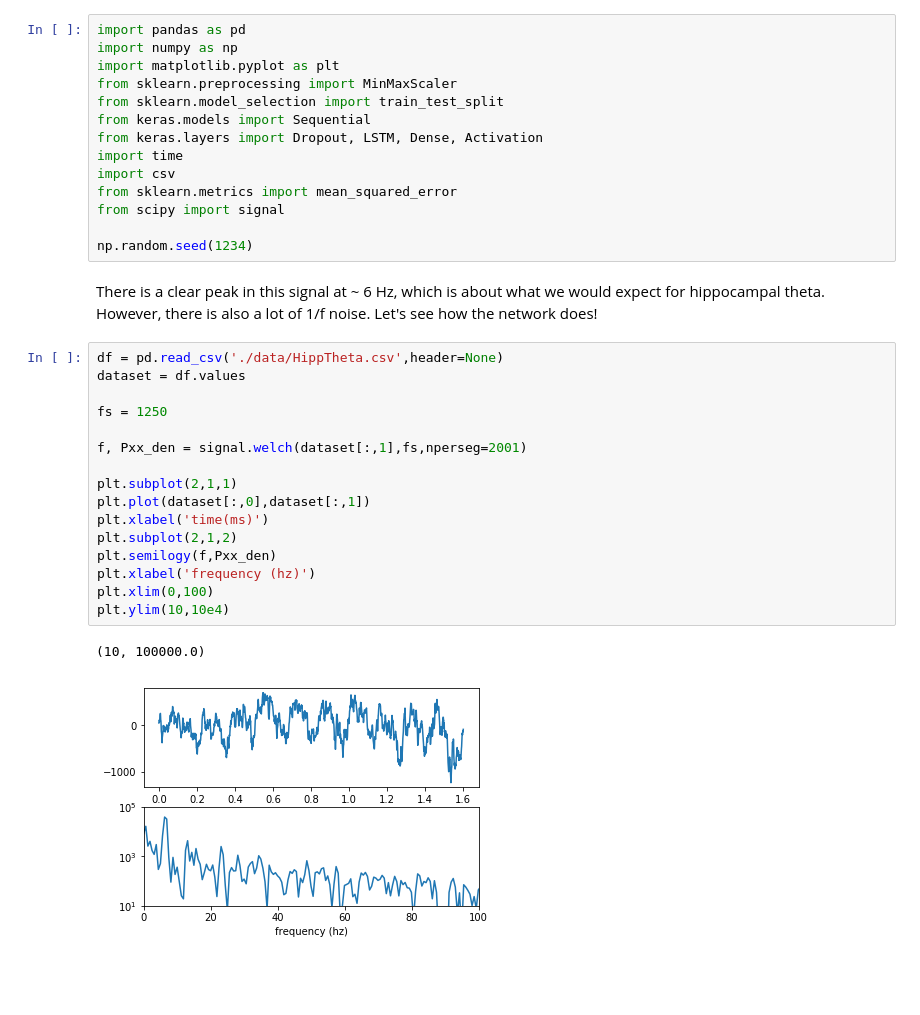
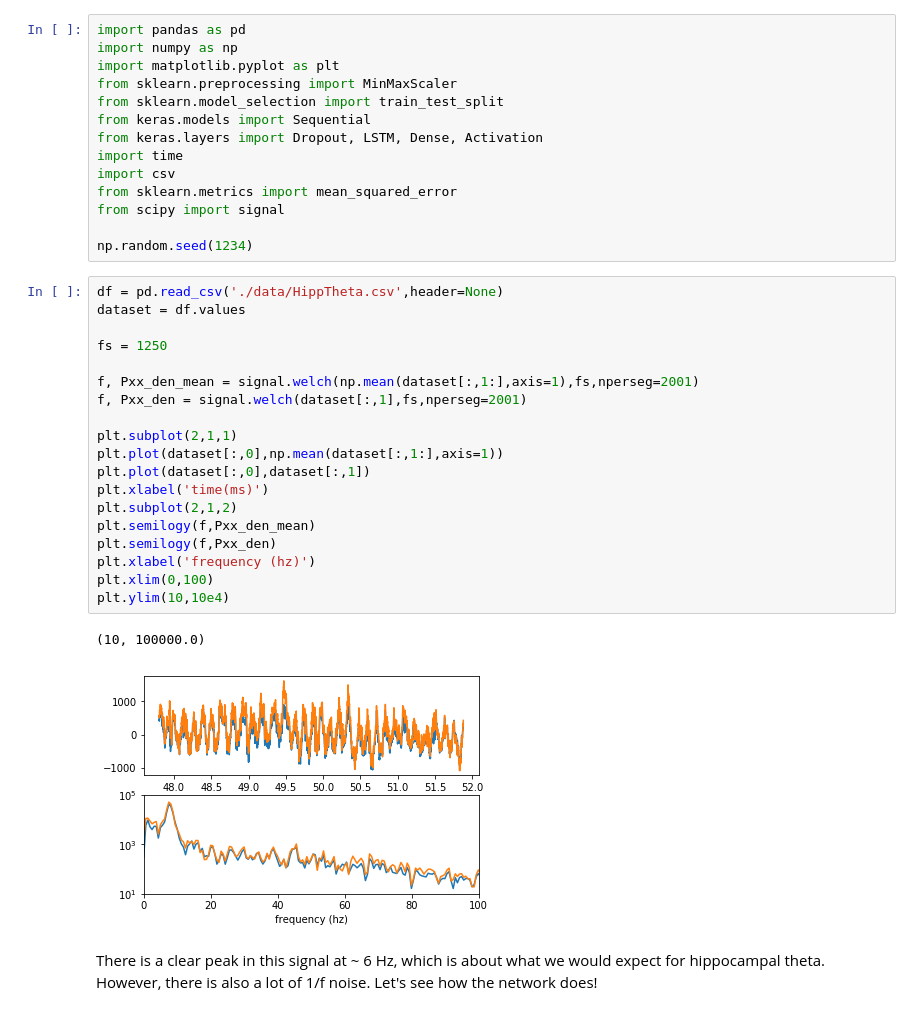
Before and after one commit to latimerb/LFP_Prediction, a Jupyter notebook: Univar_LSTM.ipynb, the cells around one changed output. Saved outputs shown, nothing was run; the diff lists cells and outputs as text; blank space fills up the shorter version.

Commit message:
new hipptheta.csv data

```diff
--- a/Univar_LSTM.ipynb
+++ b/Univar_LSTM.ipynb
@@ -281,27 +283,30 @@ from sklearn.metrics import mean_squared_error
 from scipy import signal
 
 np.random.seed(1234)
+# %%
+df = pd.read_csv('./data/HippTheta.csv',header=None)
+dataset = df.values
+
+fs = 1250
+
+f, Pxx_den_mean = signal.welch(np.mean(dataset[:,1:],axis=1),fs,nperseg=2001)
+f, Pxx_den = signal.welch(dataset[:,1],fs,nperseg=2001)
+
+plt.subplot(2,1,1)
+plt.plot(dataset[:,0],np.mean(dataset[:,1:],axis=1))
+plt.plot(dataset[:,0],dataset[:,1])
+plt.xlabel('time(ms)')
+plt.subplot(2,1,2)
+plt.semilogy(f,Pxx_den_mean)
+plt.semilogy(f,Pxx_den)
+plt.xlabel('frequency (hz)')
+plt.xlim(0,100)
+plt.ylim(10,10e4)
+# %% [output]
+(10, 100000.0)
+[figure, added]
 # %% [markdown]
 There is a clear peak in this signal at ~ 6 Hz, which is about what we would expect for hippocampal theta. However, there is also a lot of 1/f noise. Let's see how the network does!
-# %%
-df = pd.read_csv('./data/HippTheta.csv',header=None)
-dataset = df.values
-
-fs = 1250
-
-f, Pxx_den = signal.welch(dataset[:,1],fs,nperseg=2001)
-
-plt.subplot(2,1,1)
-plt.plot(dataset[:,0],dataset[:,1])
-plt.xlabel('time(ms)')
-plt.subplot(2,1,2)
-plt.semilogy(f,Pxx_den)
-plt.xlabel('frequency (hz)')
-plt.xlim(0,100)
-plt.ylim(10,10e4)
-# %% [output]
-(10, 100000.0)
-[figure, removed]
 # %%
 from utils import series_to_supervised, fit_lstm, forecast_lstm, make_forecasts
 
```
Also changed, not shown: parts of 3 cells of this notebook, 1 other file.
